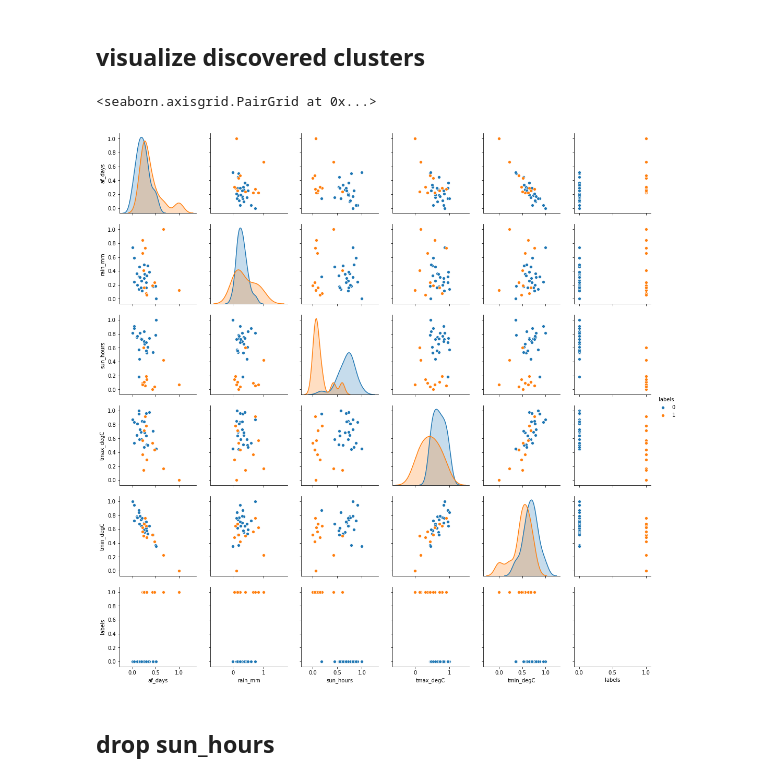
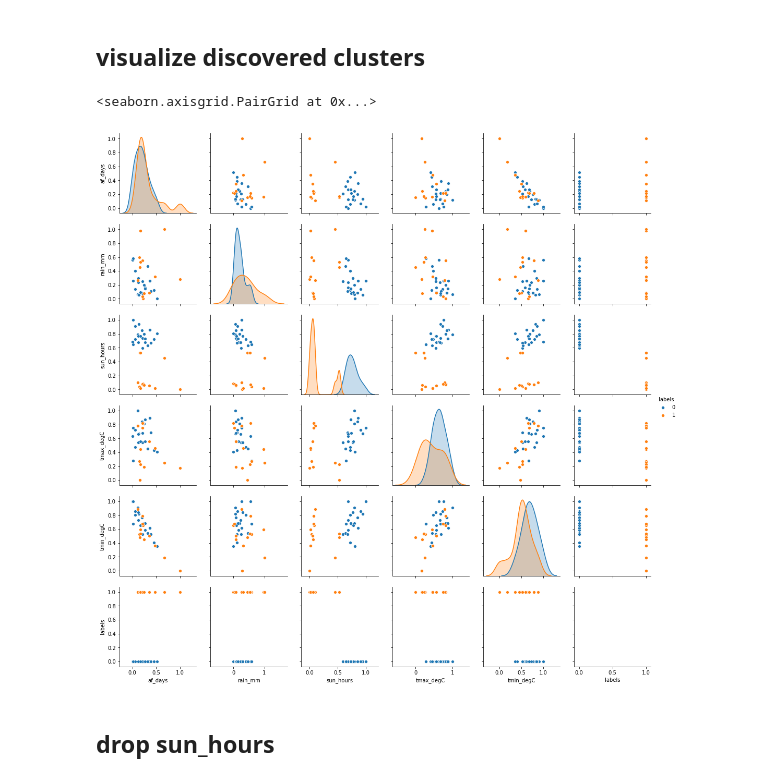
Before and after one commit to mukeswebrian/Analysing-the-impact-of-weather-on-self-reported-happiness, a Jupyter notebook: explore_weather_data.ipynb, the cells around one changed output. Cells and saved outputs as stored; diff of their text form; code cells hidden in the pictures.

```diff
--- a/explore_weather_data.ipynb
+++ b/explore_weather_data.ipynb
@@ -8,7 +8,7 @@ def query_to_dataframe(query, database):
     from the weather_data
     '''
 
-    client = MongoClient(host="midgard09", port=27017)
+    client = MongoClient(host="localhost", port=27017)
     weather_data = client.pitds_weather_data[database]
 
     entries = []
@@ -394,26 +397,26 @@ strong correlations would be expected
 # %%
 from sklearn.preprocessing import MinMaxScaler
 
 ## Using 2 clusters and averaging data over a specific season
 clf = KMeans(n_clusters=2, random_state=1000)
 
-season = [i for i in range (1,5)] # specify season months (winter + spring in this case)
+season = [i for i in range (1,13)] # specify season months
 season_avg = get_season_average(season)
 
 
 season_avg.drop(columns=["month", "year"], inplace=True)
 scaler = MinMaxScaler()
 scaler.fit(season_avg)
 
 season_avg_s = scaler.transform(season_avg)
 clf.fit(season_avg_s)
 df = pd.DataFrame(season_avg_s, columns=season_avg.columns, index=season_avg.index)
 
-clustred = pd.concat([df, pd.Series(clf.labels_, name="labels",index=avg_df.index)], axis=1)
+clustred = pd.concat([df, pd.Series(clf.labels_, name="labels",index=season_avg.index)], axis=1)
 sns.pairplot(data=clustred, hue="labels")
 # %% [output]
 <seaborn.axisgrid.PairGrid at 0x...>
-[figure, old version]
+[figure, new version]
 # %% [markdown]
 ## drop sun_hours
 # %%
```
Also changed, not shown: parts of 2 cells of this notebook, 41 other files.
